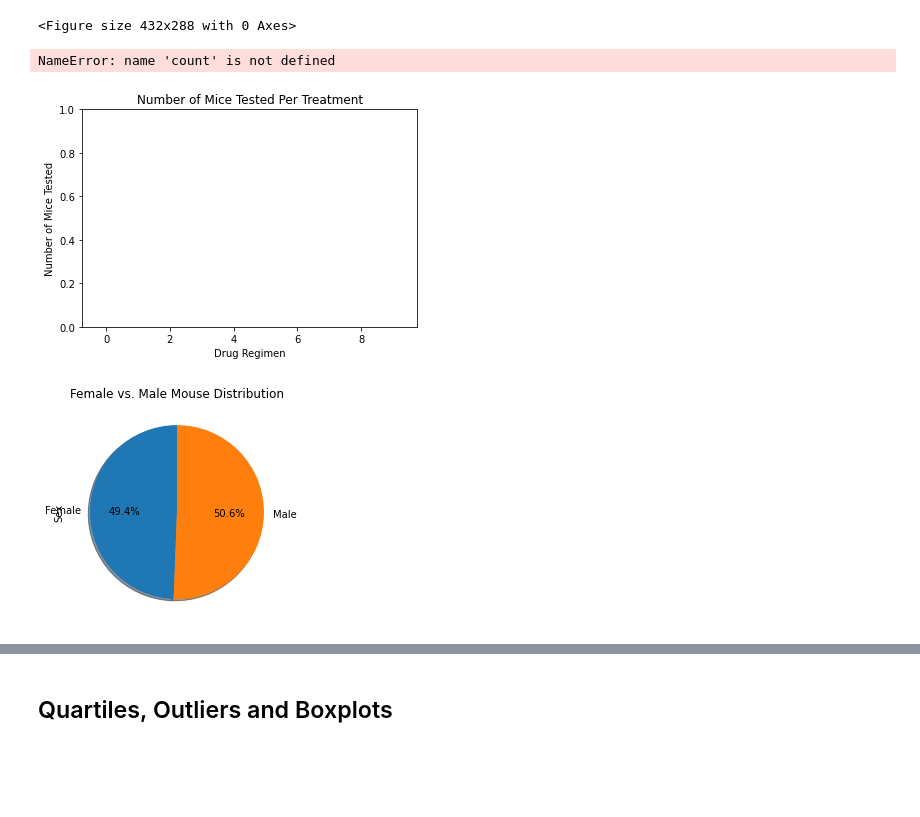
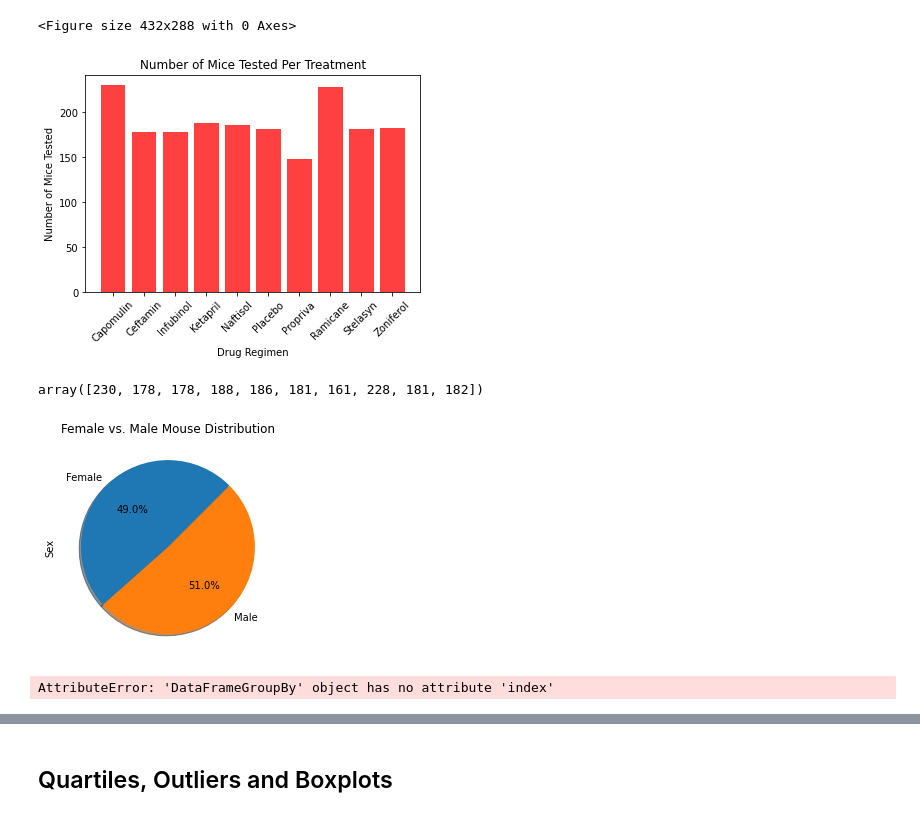
Before and after one commit to teresaflicek/matplotlib-challenge, a Jupyter notebook: Pymaceuticals/pymaceuticals_starter.ipynb, the cells around one changed output, grey strips where cells are left out. Drawn from its saved outputs; the diff is of its cells as text; code cells hidden in the pictures; blank space fills up the shorter version.

```diff
--- a/Pymaceuticals/pymaceuticals_starter.ipynb
+++ b/Pymaceuticals/pymaceuticals_starter.ipynb
@@ -46,9 +43,8 @@ print(duplicate)
 # %%
 # Optional: Get all the data for the duplicate mouse ID.
 # %%
-# Create a clean DataFrame by dropping the duplicate mouse by its ID.
-clean_df = merged_df[merged_df["Mouse ID"].isin(duplicate) == False]
 
+clean_df = merged_df[merged_df["Mouse ID"] != "g989"]
 clean_df
 # %% [output]
 |  | Mouse ID | Timepoint | Tumor Volume (mm3) | Metastatic Sites | Drug Regimen | Sex | Age_months | ... |
@@ -164,34 +160,37 @@ plt.tight_layout()
 # %%
 # Generate a bar plot showing the total number of unique mice tested on each drug regimen using pyplot.
 drug_group = clean_df.groupby(['Drug Regimen']).count()["Mouse ID"]
 
-x_axis = np.arange(0, len(drug_group))
-tick_locations = []
-for x in x_axis:
-    tick_locations.append(x)
+
 
 plt.title("Number of Mice Tested Per Treatment")
 plt.xlabel("Drug Regimen")
 plt.ylabel("Number of Mice Tested")
 
-plt.xlim(-0.75, len(drug_group)-.25)
-plt.ylim(0, max(count) + 5)
+# plt.xlim(-0.75, len(drug_group)-.25)
+# plt.ylim(0, max(count) + 5)
 
-plt.bar(x_axis, mice, facecolor="red", alpha=0.75, align="center")
-plt.xticks(tick_locations, drug_group)
+plt.bar(drug_group.index.values, drug_group.values, facecolor="red", alpha=0.75, align="center")
+#plt.xticks(tick_locations, drug_group)
+plt.xticks(rotation=45)
 plt.show()
 
 # Chart our data, give it a title, and label the axes
 #plt.bar(drug_group, width=.5, height=0.8, align='center')
 #plt.title("Total Number of Mice per Drug Regimen")
 #plt.bar.xlabel("Drug Regimen")
 #plt.bar.ylabel("Number of Mice")
 
 #plt.tight_layout()
 #plt.show()
 # %% [output]
-NameError: name 'count' is not defined
-[figure, old version]
+[figure, new version]
+# %%
+drug_group.head()
+drug_group.index.values
+drug_group.values
+# %% [output]
+array([230, 178, 178, 188, 186, 181, 161, 228, 181, 182])
 # %%
 # Generate a pie plot showing the distribution of female versus male mice using pandas
 
@@ -205,14 +204,20 @@ mice_count = gender_mice["Sex"].count()
 mice_count
 
 #plot pie chart
-mice_pie = mice_count.plot(kind='pie', autopct="%1.1f%%", shadow=True, startangle=90)
+mice_pie = mice_count.plot(kind='pie', autopct="%1.1f%%", shadow=True, startangle=45)
 
 plt.title("Female vs. Male Mouse Distribution")
 
 plt.axis=("equal")
 plt.show()
 # %% [output]
-[figure, old version]
+[figure, new version]
+# %%
+gender_mice.head()
+gender_mice.index.values
+#drug_group.values
+# %% [output]
+AttributeError: 'DataFrameGroupBy' object has no attribute 'index'
 # %%
 # Generate a pie plot showing the distribution of female versus male mice using pyplot
 #groupby sex of mice
```
Also changed, not shown: parts of 7 cells of this notebook.
